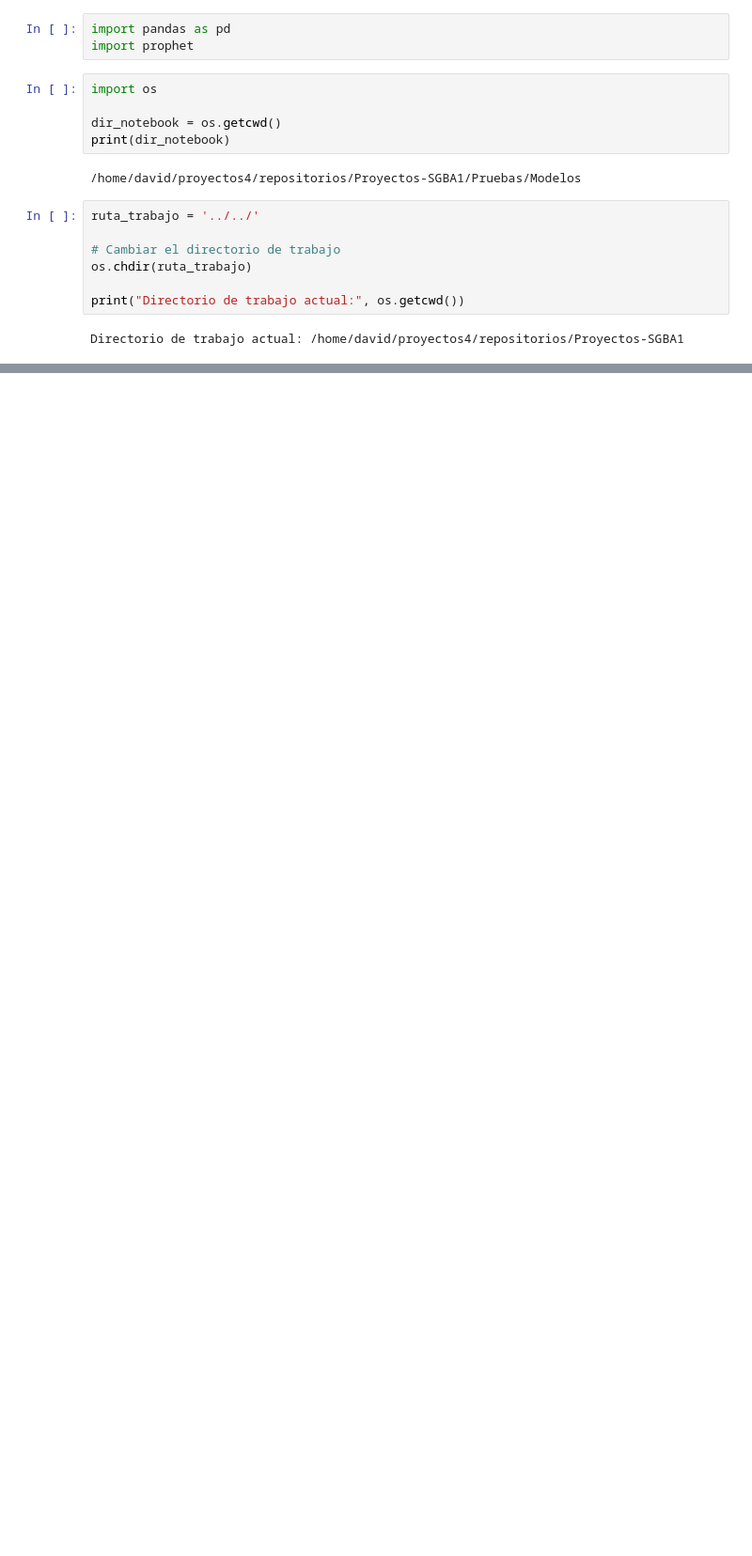
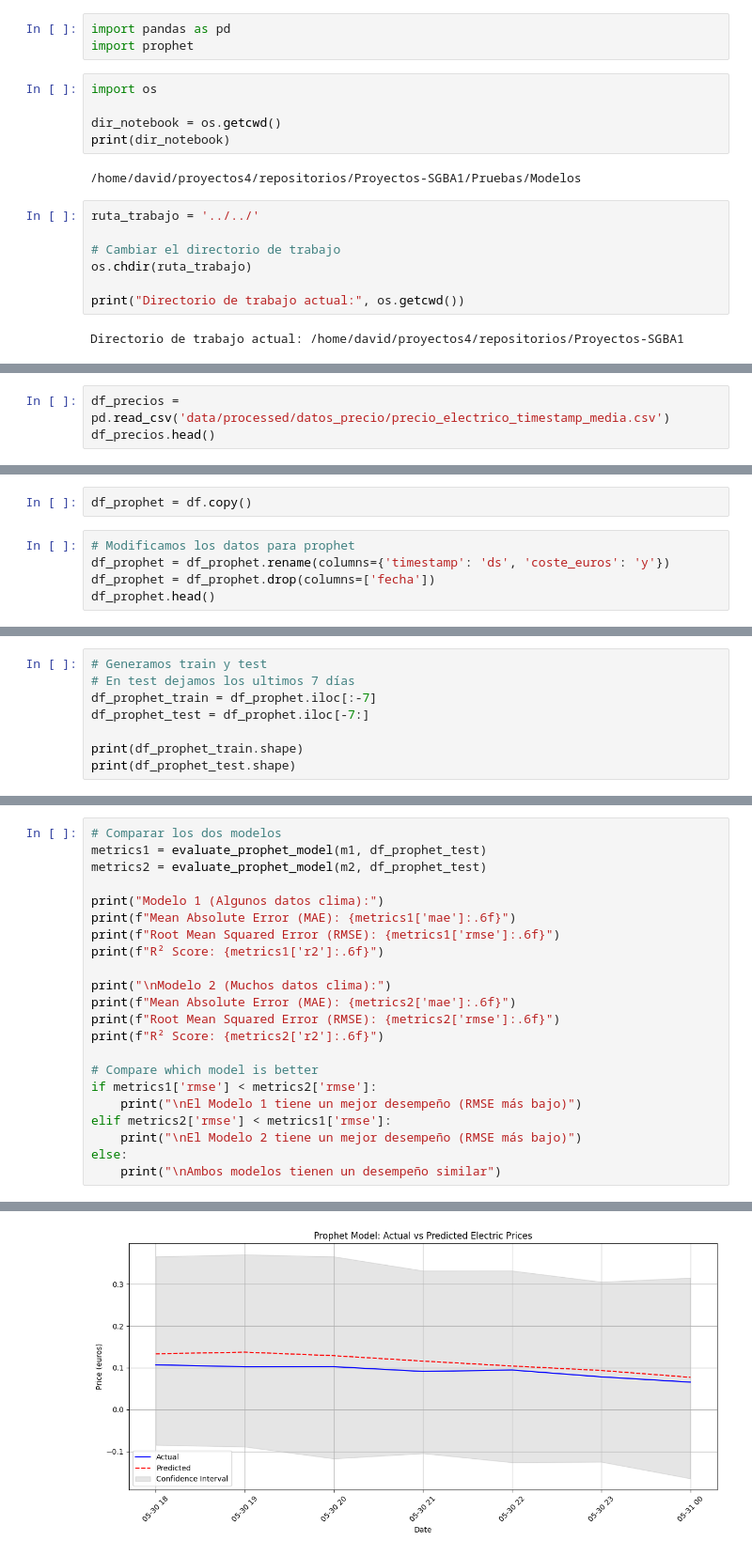
Before and after one commit to jortrux/Proyectos-SGBA1, a Jupyter notebook: Pruebas/Modelos/test_prediccion_precio_peninsula.ipynb, the cells around one changed output, grey strips where cells are left out. Shown at 94% size. Drawn from its saved outputs; the diff is of its cells as text; blank space fills up the shorter version.

Commit message:
Test rapido precio Prophet

```diff
--- a/Pruebas/Modelos/test_prediccion_precio_peninsula.ipynb
+++ b/Pruebas/Modelos/test_prediccion_precio_peninsula.ipynb
@@ -262,0 +24,3 @@ Electricidad y clima Barcelona:
+# %%
+df_precios = pd.read_csv('data/processed/datos_precio/precio_electrico_timestamp_media.csv')
+df_precios.head()
@@ -262,0 +122,7 @@ Electricidad y clima Barcelona:
+# %%
+df_prophet = df.copy()
+# %%
+# Modificamos los datos para prophet
+df_prophet = df_prophet.rename(columns={'timestamp': 'ds', 'coste_euros': 'y'})
+df_prophet = df_prophet.drop(columns=['fecha'])
+df_prophet.head()
@@ -262,0 +137,8 @@ Electricidad y clima Barcelona:
+# %%
+# Generamos train y test
+# En test dejamos los ultimos 7 días
+df_prophet_train = df_prophet.iloc[:-7]
+df_prophet_test = df_prophet.iloc[-7:]
+
+print(df_prophet_train.shape)
+print(df_prophet_test.shape)
@@ -262,0 +285,23 @@ Electricidad y clima Barcelona:
+# %%
+# Comparar los dos modelos
+metrics1 = evaluate_prophet_model(m1, df_prophet_test)
+metrics2 = evaluate_prophet_model(m2, df_prophet_test)
+
+print("Modelo 1 (Algunos datos clima):")
+print(f"Mean Absolute Error (MAE): {metrics1['mae']:.6f}")
+print(f"Root Mean Squared Error (RMSE): {metrics1['rmse']:.6f}")
+print(f"R² Score: {metrics1['r2']:.6f}")
+
+print("\nModelo 2 (Muchos datos clima):")
+print(f"Mean Absolute Error (MAE): {metrics2['mae']:.6f}")
+print(f"Root Mean Squared Error (RMSE): {metrics2['rmse']:.6f}")
+print(f"R² Score: {metrics2['r2']:.6f}")
+
+# Compare which model is better
+if metrics1['rmse'] < metrics2['rmse']:
+    print("\nEl Modelo 1 tiene un mejor desempeño (RMSE más bajo)")
+elif metrics2['rmse'] < metrics1['rmse']:
+    print("\nEl Modelo 2 tiene un mejor desempeño (RMSE más bajo)")
+else:
+    print("\nAmbos modelos tienen un desempeño similar")
+# %% [output]
@@ -262,0 +311 @@ Electricidad y clima Barcelona:
+[figure, added]
```
Also changed, not shown: parts of 35 cells of this notebook, 1 other file.
